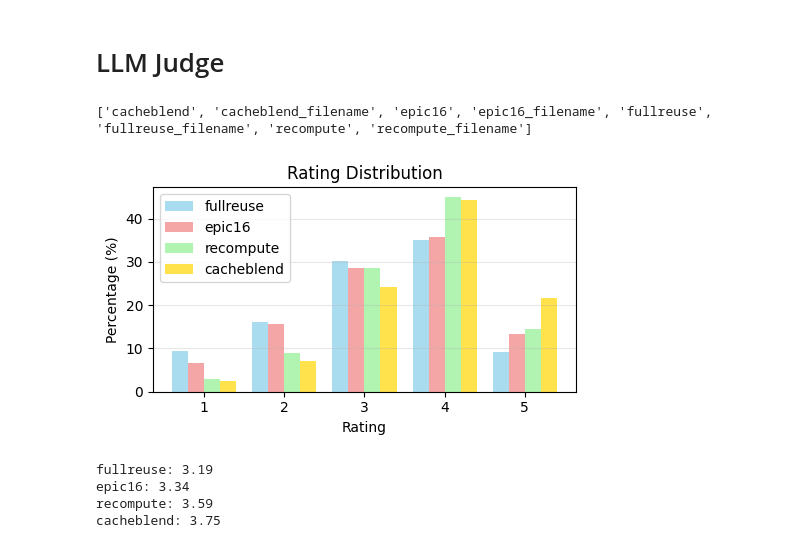
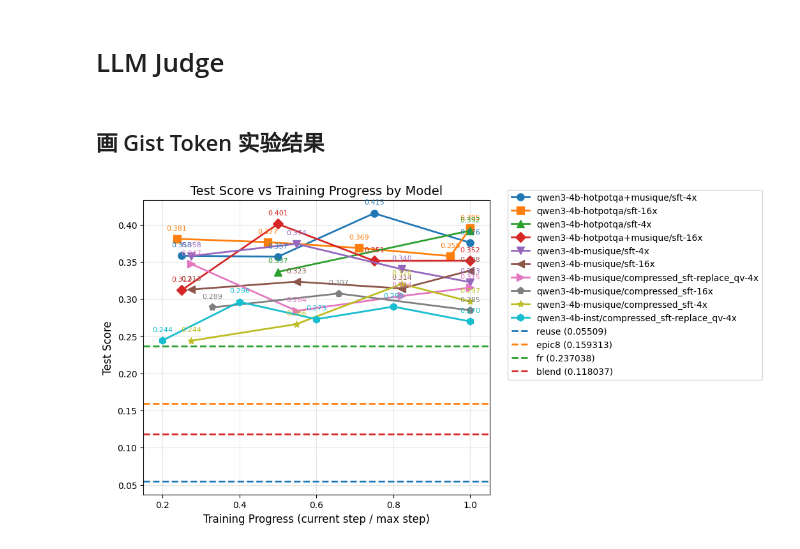
Before and after one commit to Tracy-ZYH/c2kv, a Jupyter notebook: kvcache_inspect.ipynb, the cells around one changed output. Saved outputs shown, nothing was run; the diff lists cells and outputs as text; code cells hidden in the pictures.

```diff
--- a/kvcache_inspect.ipynb
+++ b/kvcache_inspect.ipynb
@@ -122,8 +122,18 @@ plt.show()
 # %%
 import os
 import numpy as np
-os.chdir("/home/admin/workspace/aop_lab/app_source/duchuheng/kvcache/python/inference")
-from mdocdataset import load_mdoc_dataset
+from collections import Counter
+from python.inference.mdocdataset import load_mdoc_dataset
 import matplotlib.pyplot as plt
 
-amapdata = load_mdoc_dataset("amap", "/home/admin/workspace/aop_lab/app_source/duchuheng/datasets/AmapData.csv")
+# amapdata = load_mdoc_dataset(
+#     "amap",
+#     "../datasets/AmapData.csv",
+#     load_full=True
+# )
+amapdata = load_mdoc_dataset(
+    "musique",
+    "../datasets/musique_ans_v1.0_train.jsonl",
+)
+# amapdata = load_mdoc_dataset("longalpaca", "../datasets/longalpaca_prompts.txt")
+print(len(amapdata))
@@ -133 +140,9 @@ Done loading Amap dataset from /home/admin/workspace/aop_lab/app_source/duchuhen
+# %%
+for sample in amapdata:
+    if sample['qid'] == 'e207f0cd648c4dd4516b519a490faacd3dae921aac636340':
+        break
+# sample = amapdata[100]
+with open('./saved_kv/sample.txt', 'w') as f:
+    # f.write(sample['system_prompt'] + '\n========\n'.join(sample['documents']) + sample['question'] + sample['answer'][0])
+    f.write('\n========\n'.join(sample['documents']) + sample['question'] + sample['answer'][0])
 # %%
@@ -185,8 +187,8 @@ Max: 3087
 # for i, sample in enumerate(amapdata):
 #     if sample['qid'] == '21474b8617603387413106658d04e6':
 #         max_doc_index = i
-with open('/home/admin/workspace/aop_lab/app_source/duchuheng/kvcache/saved_kv/sample.txt', 'w') as f:
-    sample = amapdata[max_doc_index]
+with open('saved_kv/sample.txt', 'w') as f:
+    sample = amapdata[0]
     f.write(sample['qid'] + '\n\n')
     f.write(sample['system_prompt'])
     f.write('\n'.join(sample['documents']))
@@ -196,55 +224,29 @@ with open('/home/admin/workspace/aop_lab/app_source/duchuheng/kvcache/saved_kv/s
 # LLM Judge
 # %%
 import numpy as np
+from collections import Counter
 import matplotlib.pyplot as plt
 
-judge_scores = np.load("./ratings_results.npz")
+judge_scores = np.load("results/amap/llm_judge/score.npz")
 print(judge_scores.files)
-# %% [output]
-['cacheblend', 'cacheblend_filename', 'epic16', 'epic16_filename', 'fullreuse', 'fullreuse_filename', 'recompute', 'recompute_filename']
 # %%
 def plot_multiple_rating_distributions(ratings_arrays, labels=None, title="Rating Distribution", save_path=None, figsize=(5, 3)):
-    """
-    Plot multiple rating distributions in one figure
-
-    Parameters:
-    - ratings_arrays: list of numpy arrays, each containing rating data
-    - labels: list of labels for each array (optional)
-    - title: chart title
-    - save_path: save path (optional)
-    - figsize: figure size
-    """
-    import matplotlib.pyplot as plt
-    from collections import Counter
-
     if isinstance(ratings_arrays, np.ndarray):
         ratings_arrays = [ratings_arrays]
-
     if labels is None:
         labels = [f'Dataset {i+1}' for i in range(len(ratings_arrays))]
-
     fig, ax = plt.subplots(figsize=figsize)
-
-    # Define colors
     colors = ['skyblue', 'lightcoral', 'lightgreen', 'gold', 'plum', 'orange', 'lightpink']
-
     for i, (ratings, label) in enumerate(zip(ratings_arrays, labels)):
         if len(ratings) == 0:
             continue
-
-        # Count rating distribution
         rating_counts = Counter(ratings)
-
-        # Ensure counts for ratings 1-5
         all_ratings = [1, 2, 3, 4, 5]
         counts = [rating_counts.get(r, 0) for r in all_ratings]
         percentages = [count / len(ratings) * 100 if len(ratings) > 0 else 0 for count in counts]
-
-        # Plot bar chart
         x_pos = [r + (i - len(ratings_arrays)/2 + 0.5) * 0.2 for r in all_ratings]
         ax.bar(x_pos, percentages, width=0.2, alpha=0.7, label=label,
                color=colors[i % len(colors)])
-
     ax.set_xlabel('Rating')
     ax.set_ylabel('Percentage (%)')
     ax.set_title(title)
@@ -252,12 +254,9 @@ def plot_multiple_rating_distributions(ratings_arrays, labels=None, title="Ratin
     ax.set_xticklabels(['1', '2', '3', '4', '5'])
     ax.legend()
     ax.grid(axis='y', alpha=0.3)
-
     plt.tight_layout()
-
     if save_path:
         plt.savefig(save_path, dpi=300, bbox_inches='tight')
-
     plt.show()
 
 
@@ -266,10 +265,6 @@ plot_arrays = [judge_scores[label] for label in plot_labels]
 plot_multiple_rating_distributions(plot_arrays, plot_labels)
 # print statistics
 for label, array in zip(plot_labels, plot_arrays):
-    print(f"{label}: {np.mean(array):.2f}")
+    print(f"{label}: {np.mean(array):.6f}")
-# %% [output]
-[figure, removed]
-fullreuse: 3.19
-epic16: 3.34
-recompute: 3.59
-cacheblend: 3.75
+# %% [markdown]
+## 画 Gist Token 实验结果
@@ -275,0 +387,4 @@ cacheblend: 3.75
+# %%
+plot_gist_results("wikimqa")
+# %% [output]
+[figure, added]
```
Also changed, not shown: parts of 7 cells of this notebook, 9 other files.
